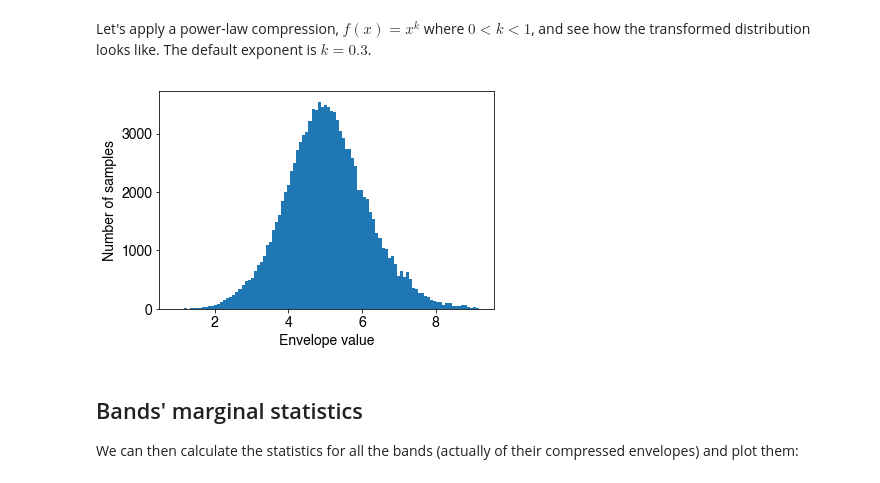
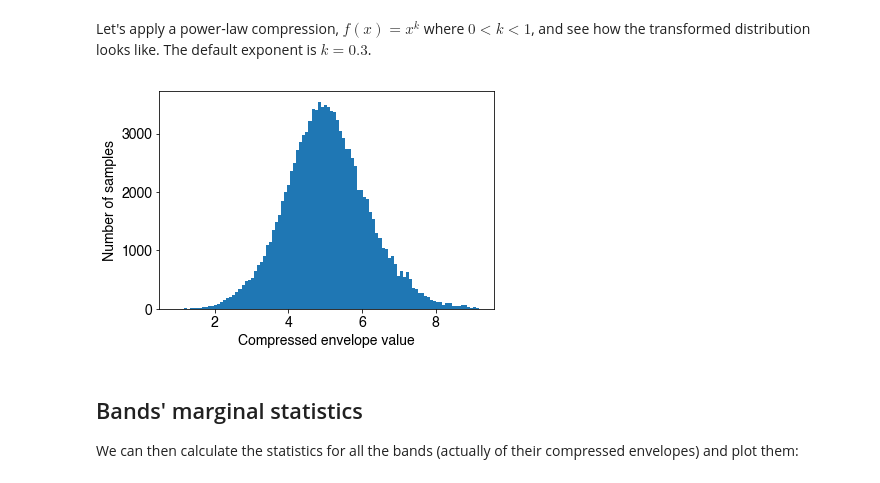
Before and after one commit to sjara/jaranotebooks, a Jupyter notebook: sound_analysis_demo.ipynb, the cells around one changed output. Cells and saved outputs as stored; diff of their text form; code cells hidden in the pictures.

```diff
--- a/sound_analysis_demo.ipynb
+++ b/sound_analysis_demo.ipynb
@@ -90,9 +90,9 @@ Let's apply a power-law compression, $f(x)=x^k$ where $0<k<1$, and see how the t
 # %%
 (tvecEnv, bandsEnvelopes) = sana.apply_compression()
 plt.hist(bandsEnvelopes[bandToPlot,:],100);
-plt.xlabel('Envelope value'); plt.ylabel('Number of samples');
+plt.xlabel('Compressed envelope value'); plt.ylabel('Number of samples');
 # %% [output]
-[figure, old version]
+[figure, new version]
 # %% [markdown]
 ## Bands' marginal statistics
 We can then calculate the statistics for all the bands (actually of their compressed envelopes) and plot them:
```
Also changed, not shown: parts of 8 cells of this notebook.
